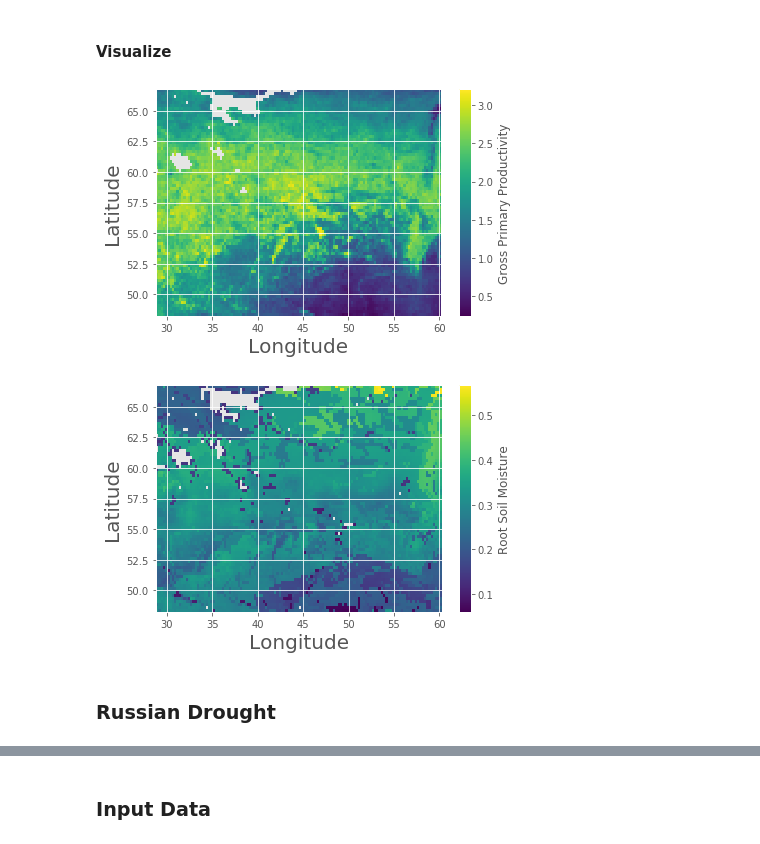
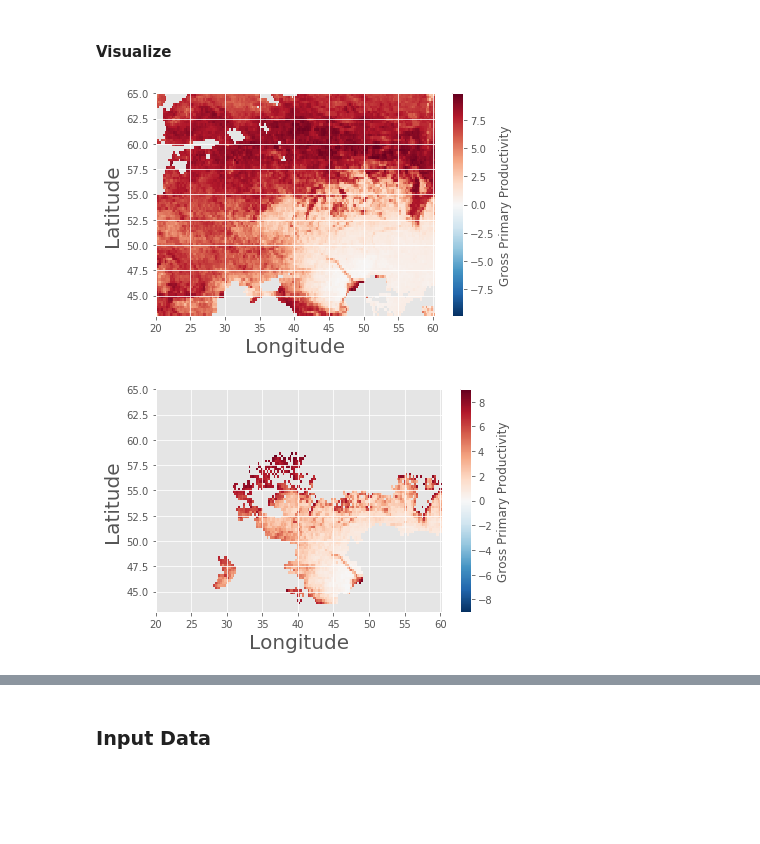
Before and after one commit to IPL-UV/sakame, a Jupyter notebook: notebooks/classification/esdc_app/1.0_walkthrough.ipynb, the cells around one changed output, grey strips where cells are left out. Drawn from its saved outputs; the diff is of its cells as text; code cells hidden in the pictures; blank space fills up the shorter version.

Commit message:
working esdc class example for east europe
* working notebook
* tested with new functions
* plots working
* all derivatives in place

```diff
--- a/notebooks/classification/esdc_app/1.0_walkthrough.ipynb
+++ b/notebooks/classification/esdc_app/1.0_walkthrough.ipynb
@@ -41,0 +115,2 @@ cube_russia = load_esdc()
+# %%
+datacube = subset_time(datacube, ('July-2010', 'July-2010'))
@@ -41,0 +119,2 @@ cube_russia = load_esdc()
+# %%
+datacube = extract_region(datacube, 'eastern_europe')
@@ -41,0 +134,25 @@ cube_russia = load_esdc()
+# %%
+def add_drought_mask(xr_data: xr.Dataset, ):
+
+    # open drought data
+    drought_xr = xr.open_dataset(DROUGHT_PATH + "AD_europe_5D.nc").isel(time=2).LST
+
+    # Hack (turn into dataframe, easier to manipulate)
+    drought_df = drought_xr.to_dataframe().dropna().drop(columns={'time'}).drop_duplicates().reset_index()
+    drought_df['LST'] = 1.0
+
+    # convert to geopandas df
+    drought_df = gpd.GeoDataFrame(
+        drought_df,
+        geometry=gpd.points_from_xy(
+            drought_df.lon,
+            drought_df.lat
+        )
+    )
+    xr_data.coords['drought'] = rasterize(drought_df['geometry'], xr_data)
+
+    return xr_data
+# %%
+# datacube_sub.coords['drought'] = rasterize(new_gdf['geometry'], datacube_sub)
+datacube = add_drought_mask(datacube)
+datacube
@@ -46,23 +179,21 @@ from esdc.visualize import plot_xarray_on_map, plot_map
 # %%
 fig, ax = plot_map(
-    cube_russia.gross_primary_productivity.sel(time=slice(str(2009), str(2009))).mean(dim='time'),
+    datacube.gross_primary_productivity.mean(dim='time'),
     cbar_kwargs = {'label':'Gross Primary Productivity'}
 )
 ax.set_xlabel('Longitude', fontsize=20)
 ax.set_ylabel('Latitude', fontsize=20)
 plt.tight_layout()
 plt.show()
 
 fig, ax = plot_map(
-    cube_russia.root_moisture.sel(time=slice(str(2009), str(2009))).mean(dim='time'),
-    cbar_kwargs = {'label':'Root Soil Moisture'}
+    datacube.gross_primary_productivity.mean(dim='time').where(datacube.drought > 0),
+    cbar_kwargs = {'label':'Gross Primary Productivity'}
 )
 ax.set_xlabel('Longitude', fontsize=20)
 ax.set_ylabel('Latitude', fontsize=20)
 plt.tight_layout()
 plt.show()
 # %% [output]
-[figure, old version]
+[figure, new version]
-[figure, old version]
+[figure, new version]
-# %% [markdown]
-### Russian Drought
```
Also changed, not shown: parts of 48 cells of this notebook.
